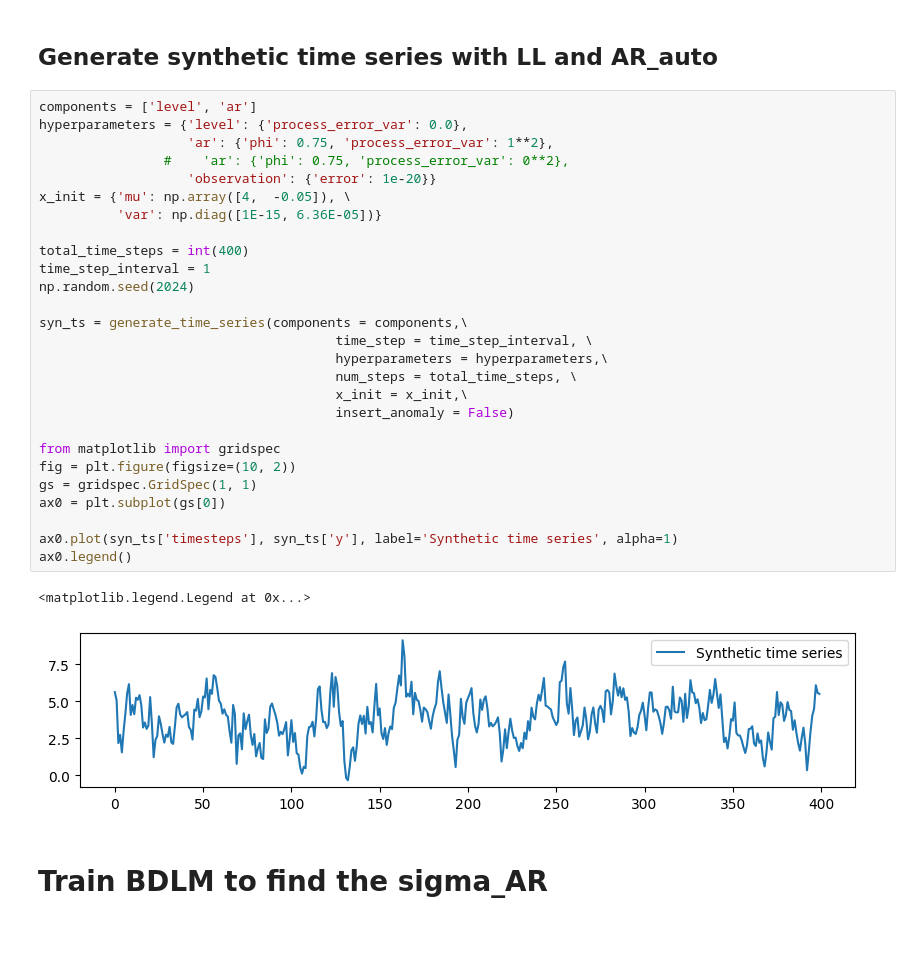
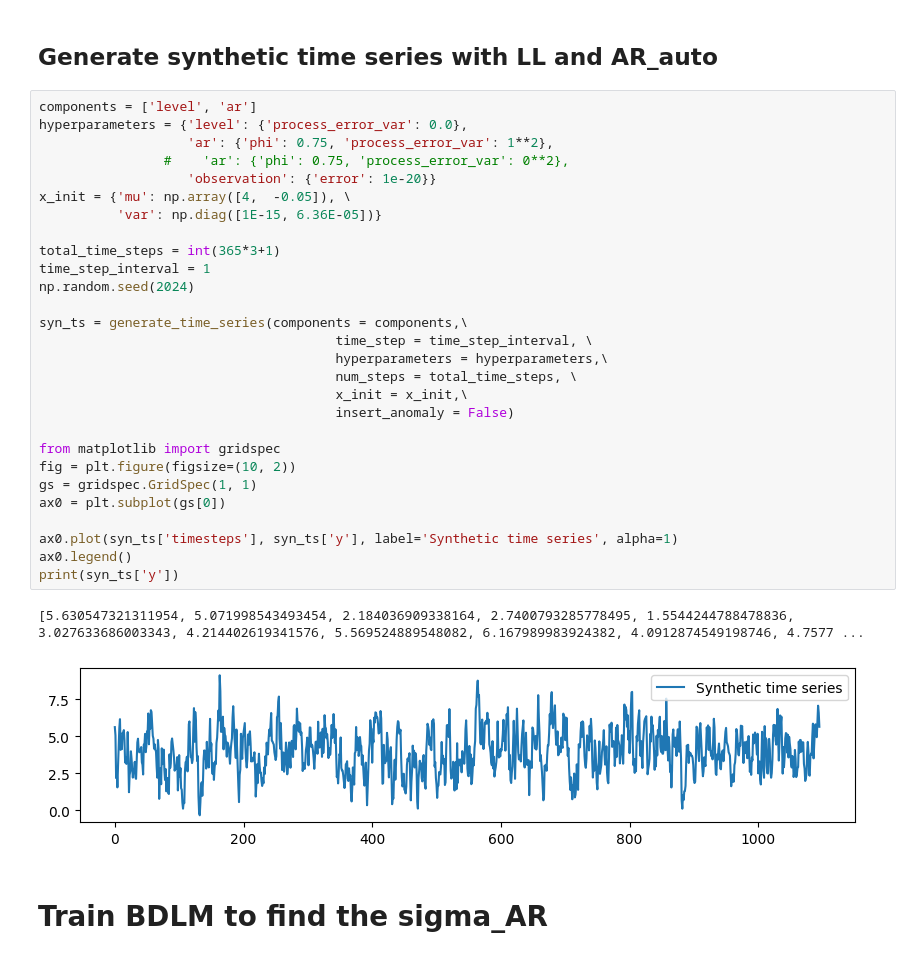
Before and after one commit to van-dai-vuong/cuTAGI, a Jupyter notebook: examples/AGVI_toy.ipynb, the cells around one changed output. Cells and saved outputs as stored; diff of their text form.

```diff
--- a/examples/AGVI_toy.ipynb
+++ b/examples/AGVI_toy.ipynb
@@ -12,33 +12,34 @@ import numpy as np
 # %%
 components = ['level', 'ar']
 hyperparameters = {'level': {'process_error_var': 0.0},
                    'ar': {'phi': 0.75, 'process_error_var': 1**2},
                 #    'ar': {'phi': 0.75, 'process_error_var': 0**2},
                    'observation': {'error': 1e-20}}
 x_init = {'mu': np.array([4,  -0.05]), \
           'var': np.diag([1E-15, 6.36E-05])}
 
-total_time_steps = int(400)
+total_time_steps = int(365*3+1)
 time_step_interval = 1
 np.random.seed(2024)
 
 syn_ts = generate_time_series(components = components,\
                                       time_step = time_step_interval, \
                                       hyperparameters = hyperparameters,\
                                       num_steps = total_time_steps, \
                                       x_init = x_init,\
                                       insert_anomaly = False)
 
 from matplotlib import gridspec
 fig = plt.figure(figsize=(10, 2))
 gs = gridspec.GridSpec(1, 1)
 ax0 = plt.subplot(gs[0])
 
 ax0.plot(syn_ts['timesteps'], syn_ts['y'], label='Synthetic time series', alpha=1)
 ax0.legend()
+print(syn_ts['y'])
 # %% [output]
-<matplotlib.legend.Legend at 0x...>
+[5.630547321311954, 5.071998543493454, 2.184036909338164, 2.7400793285778495, 1.5544244788478836, 3.027633686003343, 4.214402619341576, 5.569524889548082, 6.167989983924382, 4.0912874549198746, 4.7577 ...
-[figure, old version]
+[figure, new version]
 # %% [markdown]
 # Train BDLM to find the sigma_AR
 # %%
```
Also changed, not shown: parts of 2 cells of this notebook, 6 other files.
